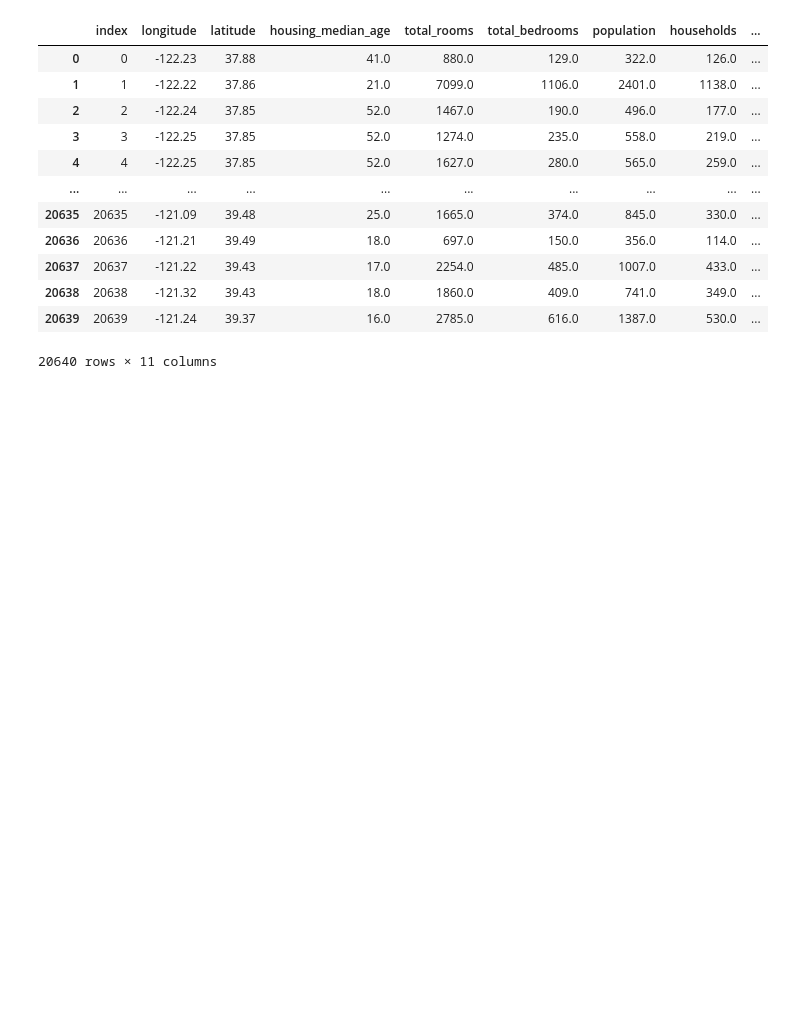
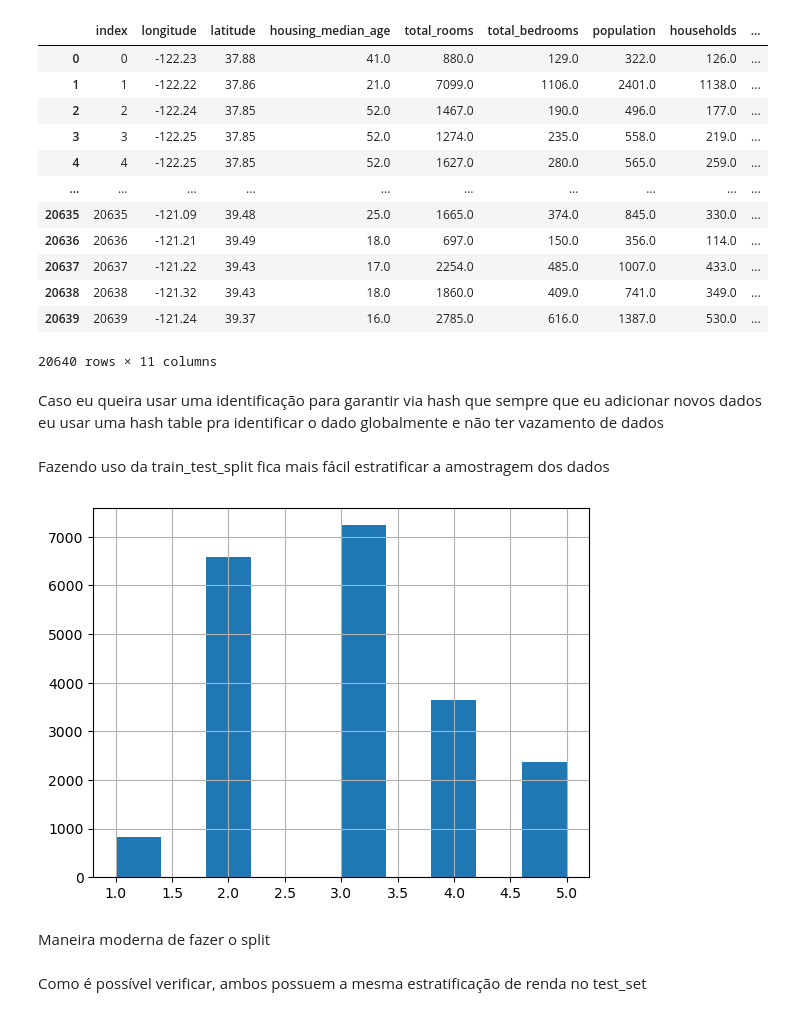
Before and after one commit to raphamonn/housing-regression, a Jupyter notebook: housing.ipynb, the cells around one changed output. Saved outputs shown, nothing was run; the diff lists cells and outputs as text; code cells hidden in the pictures; blank space fills up the shorter version.

```diff
--- a/housing.ipynb
+++ b/housing.ipynb
@@ -115,3 +115,5 @@ housing.reset_index()
 20640 rows × 11 columns
 # %%
 train_set, test_set = split_train_test_by_id(housing.reset_index(), 0.2, "index")
+# %% [markdown]
+Caso eu queira usar uma identificação para garantir via hash que sempre que eu adicionar novos dados eu usar uma hash table pra identificar o dado globalmente e não ter vazamento de dados
@@ -117,0 +128,12 @@ train_set, test_set = split_train_test_by_id(housing.reset_index(), 0.2, "index"
+# %% [markdown]
+Fazendo uso da train_test_split fica mais fácil estratificar a amostragem dos dados
+# %%
+housing['income_cat'] = np.ceil(housing['median_income']/1.5)
+housing['income_cat'] = housing['income_cat'].where(housing['income_cat'] < 5, 5.0)
+# %%
+housing['income_cat'].hist()
+plt.show()
+# %% [output]
+[figure, added]
+# %% [markdown]
+Maneira moderna de fazer o split
@@ -117,0 +142,2 @@ train_set, test_set = split_train_test_by_id(housing.reset_index(), 0.2, "index"
+# %% [markdown]
+Como é possível verificar, ambos possuem a mesma estratificação de renda no test_set
```
Also changed, not shown: parts of 24 cells of this notebook, 1 other file.
